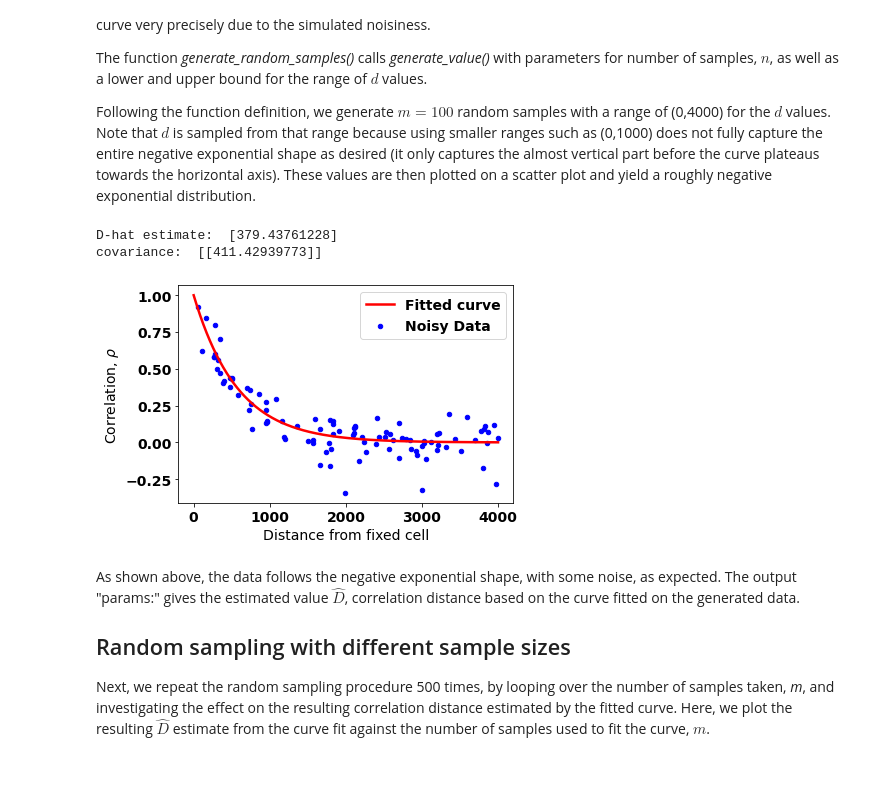
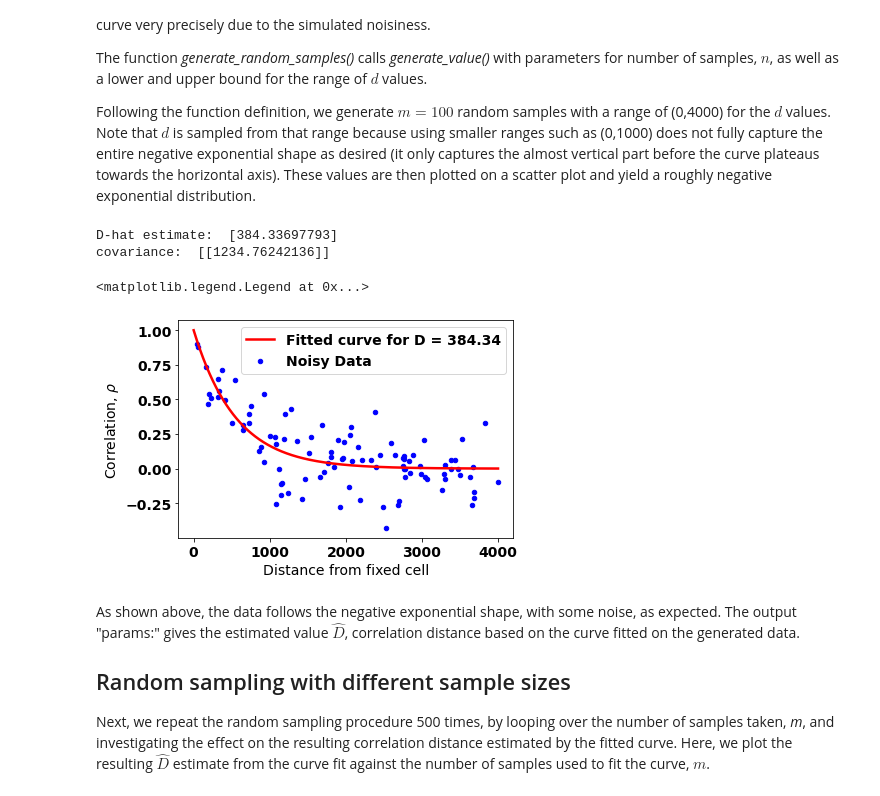
Before and after one commit to mustafa-majid-uu/curvefit_sampling, a Jupyter notebook: sampling.ipynb, the cells around one changed output. Saved outputs shown, nothing was run; the diff lists cells and outputs as text; code cells hidden in the pictures.

Commit message:
removed truncation and added sample rejection

```diff
--- a/sampling.ipynb
+++ b/sampling.ipynb
@@ -29,17 +29,17 @@ def cordist(d,D):
     rho = 2**(-d/D)
     return(rho)
 
+
 #generate correlation value using the function above, with corr. distance fixed  (D=400km). Distance to grid cell, d, is the input parameter.
 def generate_value(d,err):
-    rho = cordist(d,400)
-    rho += np.random.normal(0.0, err, 1)[0]  #add random error to rho, taken from a normal distribution with mean = 0 and standard deviation = 0.02
+    rho = cordist(d,400) #We know that the true value of D is 400km
+    noisyrho = rho + np.random.normal(0.0, err, 1)[0]  #add random error to rho, taken from a normal distribution with mean = 0 and standard deviation = e
 
-    if rho > 1: #correlation cannot be outside the range [-1,1], so I have chosen to truncate the value in that case.
-        rho = 1
-    if rho < -1:
-        rho = -1
+    while(noisyrho > 1 or noisyrho < -1): #if final rho value is out of bounds, reject the sample
+        noisyrho = rho + np.random.normal(0.0, err, 1)[0] #resample error and add it to rho
 
-    return(rho) #returns the resulting distance and correlation as a pair
+
+    return(noisyrho) #returns the resulting noisy correlation value
 # %% [markdown]
 The following code generates 100 distance values, and their corresponding $\rho$ values (with noise added). These are plotted to investigate the spread of the generated data. Note that the values do not follow the negative exponential curve very precisely due to the simulated noisiness.
 
@@ -48,49 +48,49 @@ The function *generate_random_samples()* calls *generate_value()* with parameter
 
 Following the function definition, we generate $m=100$ random samples with a range of (0,4000) for the $d$ values. Note that $d$ is sampled from that range because using smaller ranges such as (0,1000) does not fully capture the entire negative exponential shape as desired (it only captures the almost vertical part before the curve plateaus towards the horizontal axis). These values are then plotted on a scatter plot and yield a roughly negative exponential distribution.
 # %%
-#seed randomness and set standard error, e
-#np.random.seed(0)
-e = 0.1
+#set standard error, e
+e = 0.15
 
 #a function that generates n random samples, with distance values of a given range
 def generate_random_samples(n,lower_bound,upper_bound,err):
     x = []
     y = []
     for i in range(n):
         d= np.random.uniform(lower_bound,upper_bound) #generate random distance value from fixed cell as a sample from a uniform distribution, in the range L.B. to U.B.
         rho_noisy = generate_value(d,err)
 
         x.append(d)
         y.append(rho_noisy)
     return (x,y)
 
+
+
 #Generate scatter plot of distance vs correlation, with random colors to help differentiate overlapping points.
 m = 100 #number of samples
 x,y = generate_random_samples(m,0,4000,e) #pass distance bounds and st. error
 plt.figure(0)
 plt.scatter(x,y, c='blue', s=20)
 
 plt.xlabel("Distance from fixed cell")
 plt.ylabel(r'Correlation, $\rho$')
 #plt.title("Scatter plot of generated distance and correlation values")
 rp0 = np.random.uniform(100,1000) #sample initial random guess of D-hat for curve fitting
 params, covs = optimize.curve_fit(cordist, xdata = x, ydata = y, p0=rp0) #fit curve with generated data and initial guess for parameter as 400km
 
-#Plot the fitted curve by calculating y values based on rho without noise
-axis_d = np.array(range(4000))
-yfit = 2**(-axis_d/400)
-plt.plot(axis_d, yfit, c='red',linewidth='2.5')
-plt.legend(('Fitted curve','Noisy Data'))
-
-
-
-
 print("D-hat estimate: ", params) #this prints the value of b (corr. distance) estimated from the curve fit on the generated data
 print("covariance: ", covs)
+
+#Plot the fitted curve by calculating y values based on rho without noise
+axis_d = np.array(range(4000)) #prepare the axis for the fitted line
+yfit = 2**(-axis_d/params[0]) #use the estimated D-hat for the fitted line
+plt.plot(axis_d, yfit, c='red',linewidth='2.5')
+l_strg = "Fitted curve for " + "D" + " = " + str(round(params[0],2))
+plt.legend((l_strg,'Noisy Data'))
 # %% [output]
-D-hat estimate:  [379.43761228]
-covariance:  [[411.42939773]]
+D-hat estimate:  [384.33697793]
+covariance:  [[1234.76242136]]
+<matplotlib.legend.Legend at 0x...>
-[figure, old version]
+[figure, new version]
 # %% [markdown]
 As shown above, the data follows the negative exponential shape, with some noise, as expected. The output "params:" gives the estimated value $\hat{D}$, correlation distance based on the curve fitted on the generated data.
 
```
Also changed, not shown: parts of 3 cells of this notebook.
